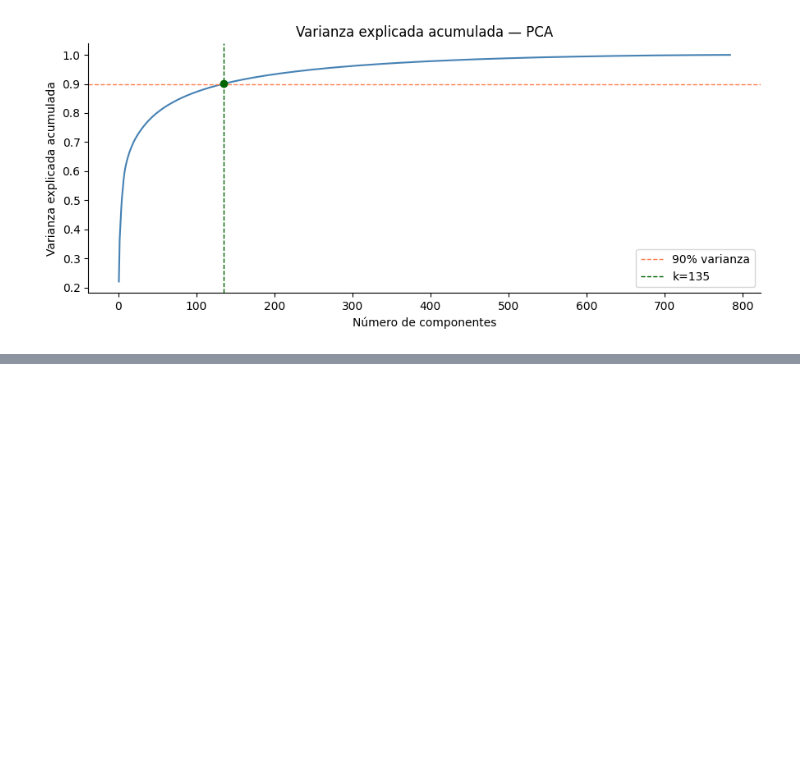
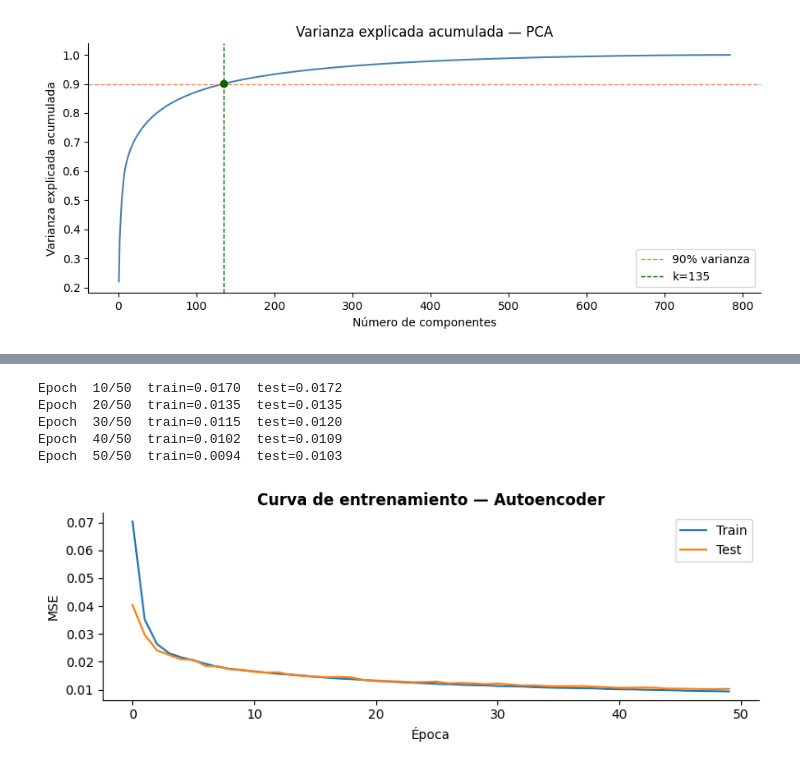
Before and after one commit to biancapaz/ml_tp4, a Jupyter notebook: Paz_Bianca_Notebook_TP4.ipynb, the cells around one changed output, grey strips where cells are left out. Cells and saved outputs as stored; diff of their text form; code cells hidden in the pictures; blank space fills up the shorter version.

```diff
--- a/Paz_Bianca_Notebook_TP4.ipynb
+++ b/Paz_Bianca_Notebook_TP4.ipynb
@@ -150,0 +159,15 @@ utils.plot_reconstruction(X_test.values, X_test_recon, indices)
+# %%
+INPUT_DIM = 784
+LATENT_DIM = k_opt
+device = device = ("cuda" if torch.cuda.is_available() else "cpu")
+# %%
+ae = models.AE(INPUT_DIM, LATENT_DIM).to(device)
+train_losses, test_losses = trainer.train_AE(ae, X_train, X_test, device)
+trainer.plot_loss(train_losses, test_losses)
+# %% [output]
+Epoch  10/50  train=0.0170  test=0.0172
+Epoch  20/50  train=0.0135  test=0.0135
+Epoch  30/50  train=0.0115  test=0.0120
+Epoch  40/50  train=0.0102  test=0.0109
+Epoch  50/50  train=0.0094  test=0.0103
+[figure, added]
```
Also changed, not shown: parts of 7 cells of this notebook, 5 other files.
